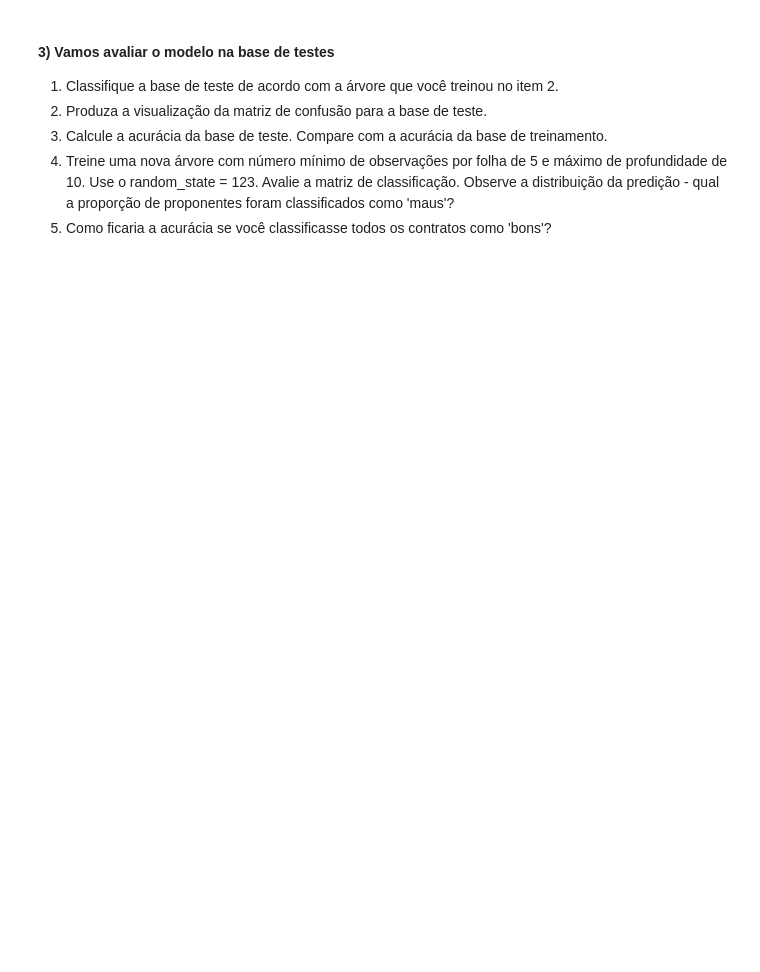
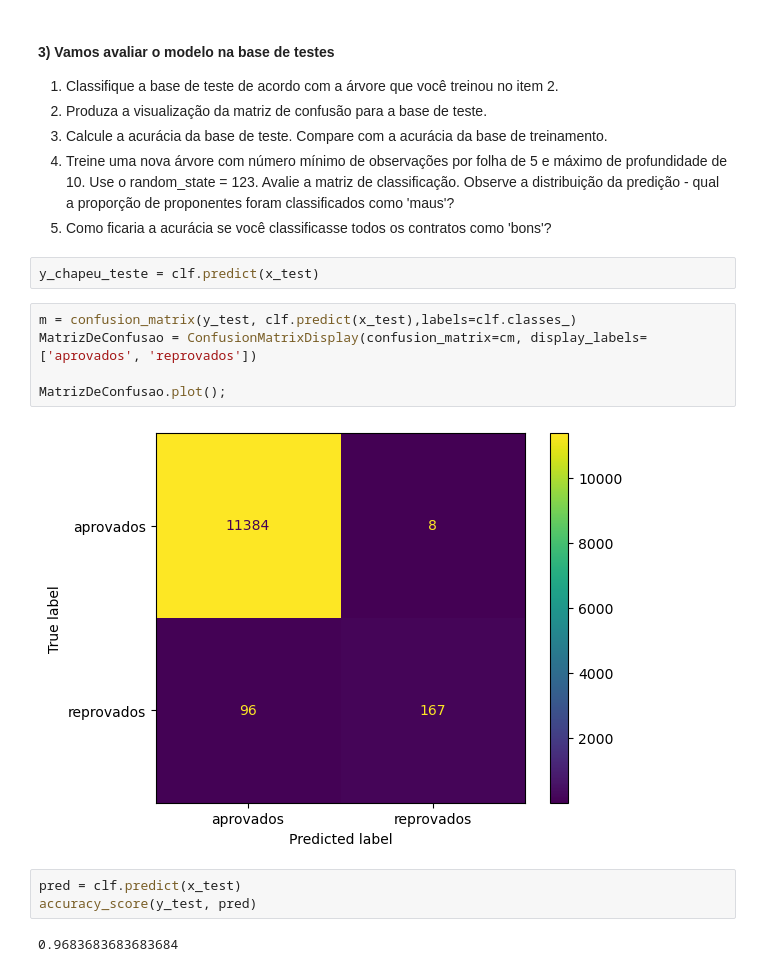
Before and after one commit to GabrielFevrier/voltazero, a Jupyter notebook: Mod 07 - Tarefa 02.ipynb, the cells around one changed output. Drawn from its saved outputs; the diff is of its cells as text; blank space fills up the shorter version.

```diff
--- a/Mod 07 - Tarefa 02.ipynb
+++ b/Mod 07 - Tarefa 02.ipynb
@@ -88,3 +96,17 @@ InvalidParameterError: The 'feature_names' parameter of plot_tree must be an ins
 3. Calcule a acurácia da base de teste. Compare com a acurácia da base de treinamento.
 4. Treine uma nova árvore com número mínimo de observações por folha de 5 e máximo de profundidade de 10. Use o random_state = 123. Avalie a matriz de classificação. Observe a distribuição da predição - qual a proporção de proponentes foram classificados como 'maus'?
 5. Como ficaria a acurácia se você classificasse todos os contratos como 'bons'?
+# %%
+y_chapeu_teste = clf.predict(x_test)
+# %%
+m = confusion_matrix(y_test, clf.predict(x_test),labels=clf.classes_)
+MatrizDeConfusao = ConfusionMatrixDisplay(confusion_matrix=cm, display_labels=['aprovados', 'reprovados'])
+
+MatrizDeConfusao.plot();
+# %% [output]
+[figure, added]
+# %%
+pred = clf.predict(x_test)
+accuracy_score(y_test, pred)
+# %% [output]
+0.9683683683683684
```
Also changed, not shown: parts of 4 cells of this notebook.
